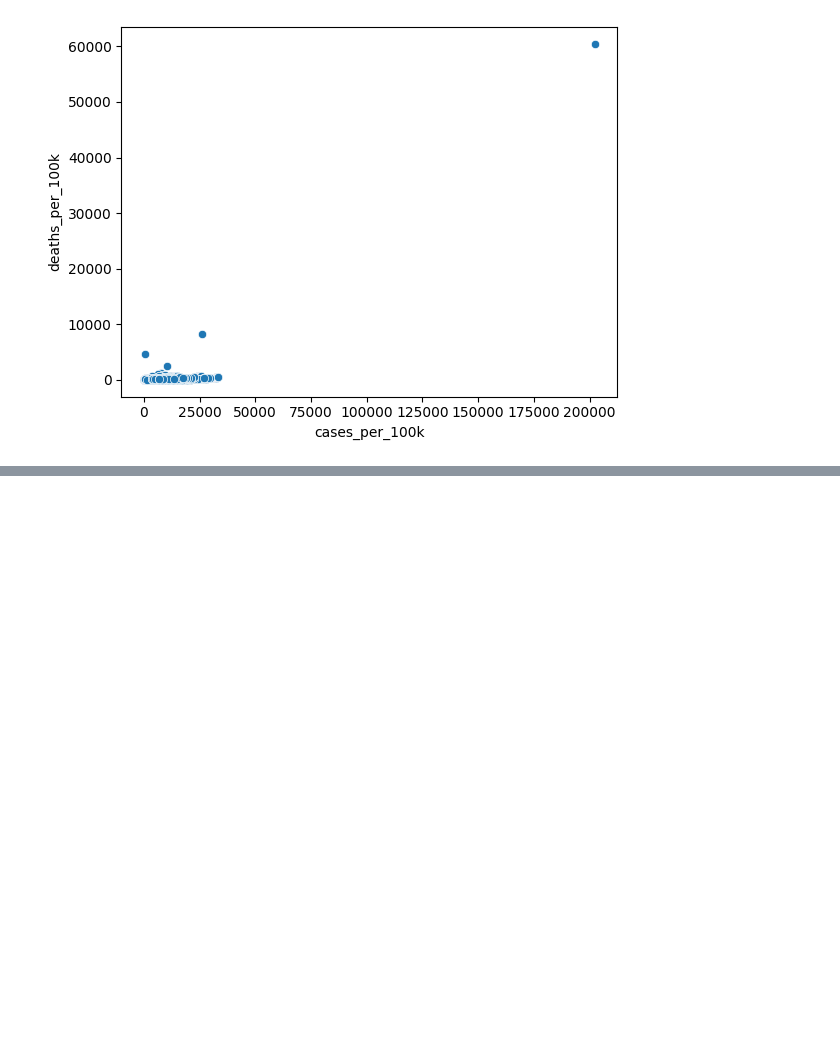
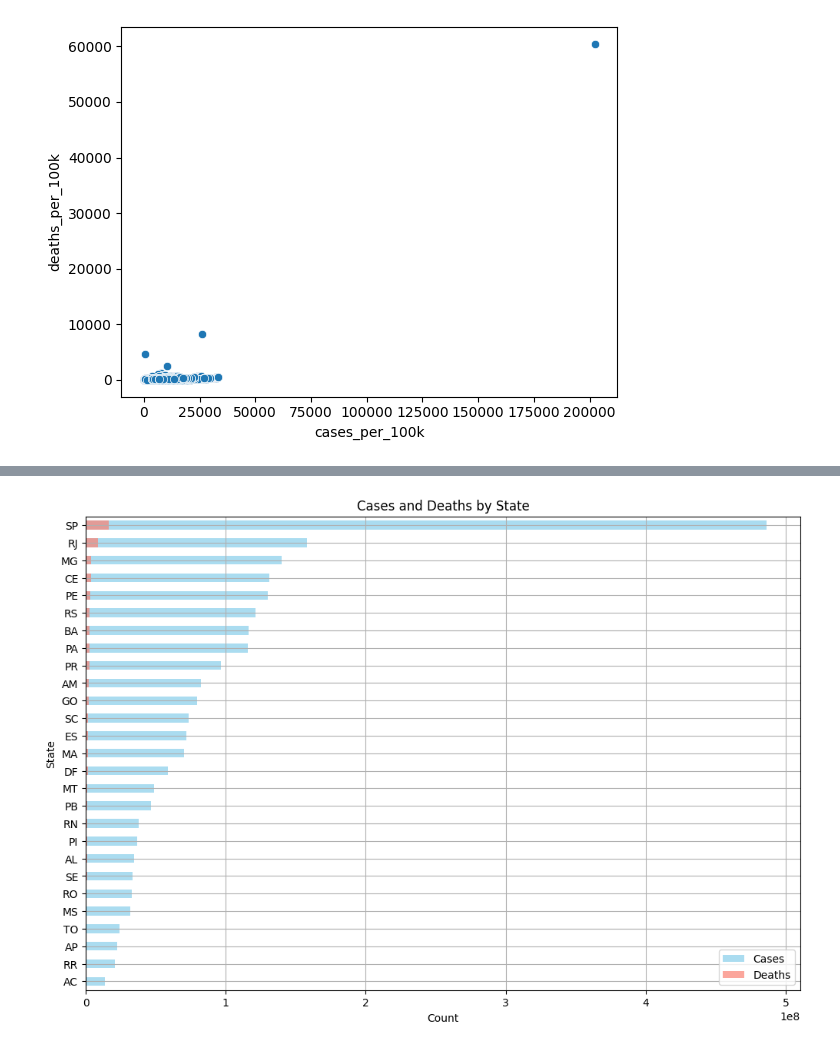
Before and after one commit to levyvix/kaggle_extract, a Jupyter notebook: explore.ipynb, the cells around one changed output, grey strips where cells are left out. Cells and saved outputs as stored; diff of their text form; code cells hidden in the pictures; blank space fills up the shorter version.

```diff
--- a/explore.ipynb
+++ b/explore.ipynb
@@ -213,0 +216,19 @@ sns.scatterplot(data=cidades_populacao, x="cases_per_100k", y="deaths_per_100k")
+# %%
+cases_by_state = cidades_populacao.groupby("state_x")["cases"].sum()
+deaths_by_state = cidades_populacao.groupby("state_x")["deaths"].sum()
+
+plt.figure(figsize=(12, 8))
+cases_by_state.sort_values().plot(
+    kind="barh", color="skyblue", alpha=0.7, label="Cases"
+)
+deaths_by_state.sort_values().plot(
+    kind="barh", color="salmon", alpha=0.7, label="Deaths"
+)
+plt.title("Cases and Deaths by State")
+plt.xlabel("Count")
+plt.ylabel("State")
+plt.legend()
+plt.grid(True)
+plt.show()
+# %% [output]
+[figure, added]
```
Also changed, not shown: parts of 25 cells of this notebook.
